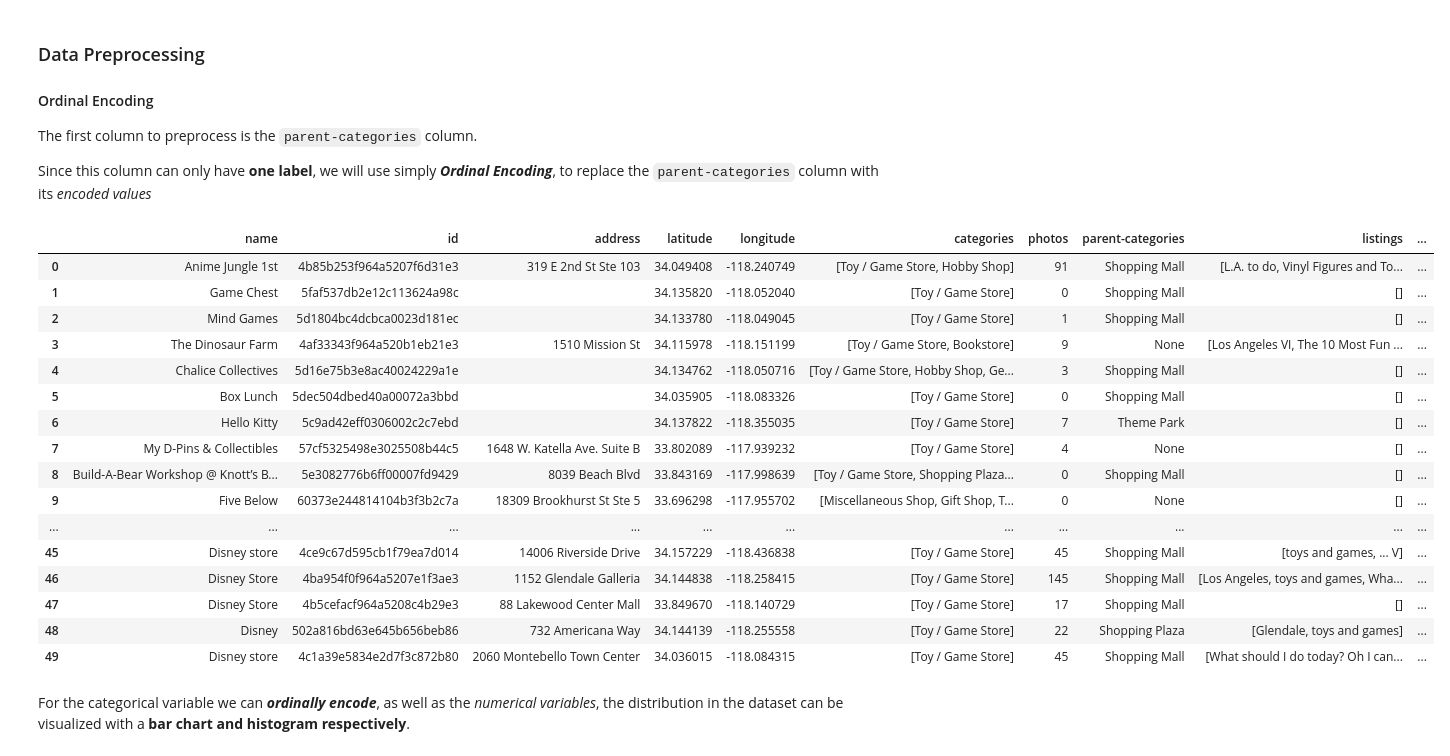
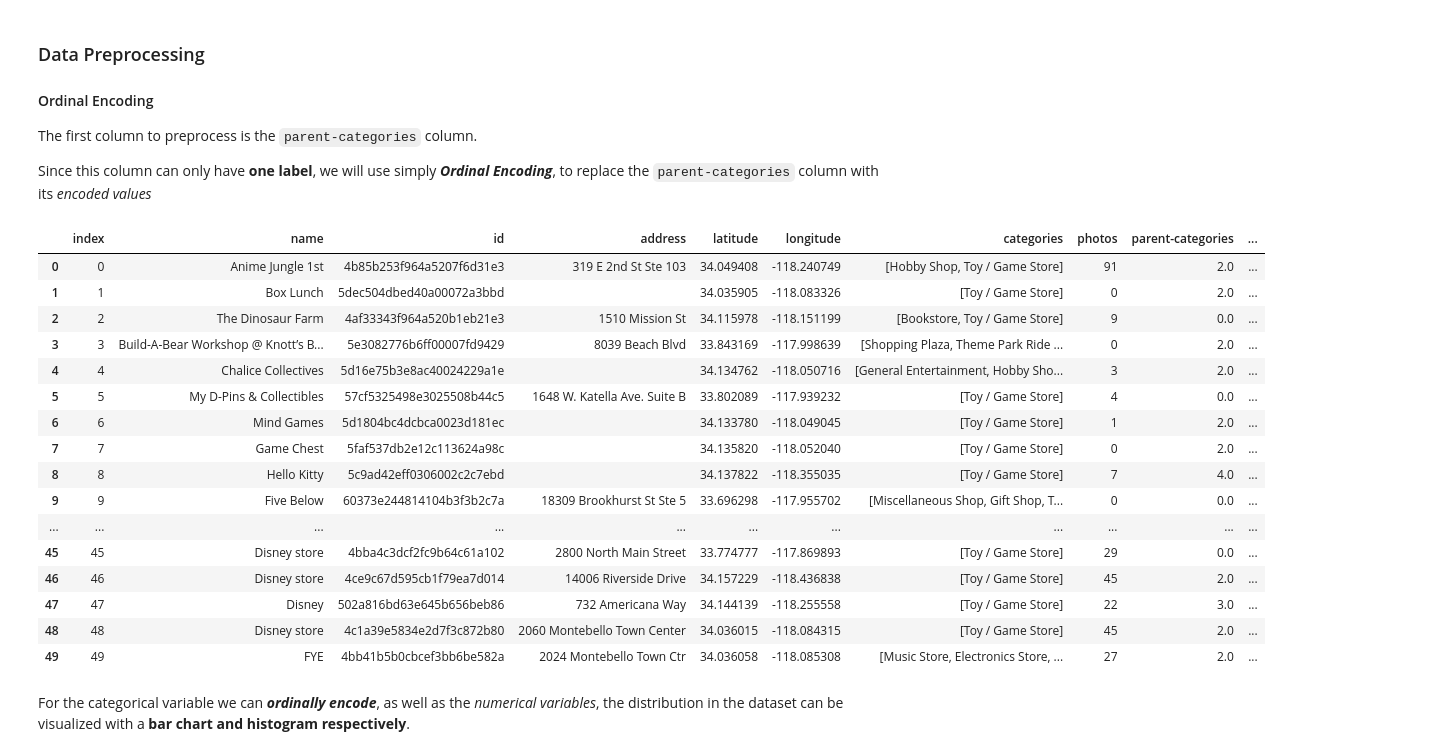
Before and after one commit to joshpas64/CourseEra_Capstone, a Jupyter notebook: Capstone Final Notebook.ipynb, the cells around one changed output. Saved outputs shown, nothing was run; the diff lists cells and outputs as text; code cells hidden in the pictures.

```diff
--- a/Capstone Final Notebook.ipynb
+++ b/Capstone Final Notebook.ipynb
@@ -418,48 +397,47 @@ csv_str = 'index,name,id,address,latitude,longitude,categories,photos,parent-cat
 csv_arr = [row for row in csv.reader(csv_str.split('\n'),delimiter=',')]
 csv_arr = csv_arr[1:]
 
 float_columns = ['latitude','longitude','rating']
-int_columns   = ['photos','verified','chain','tips','likes']
+int_columns   = ['index','photos','verified','chain','tips','likes']
 list_columns  = ['categories','listings']
 
 def csv_str_to_df(csv_str,float_columns=[],int_columns=[],list_columns=[]):
     csv_arr = [row for row in csv.reader(csv_str.split('\n'),delimiter=',')]
     columns = csv_arr[0]
     data    = csv_arr[1:-1]
     mapping = defaultdict(list)
     for row in data:
         for i in range(len(row)):
             mapping[columns[i]].append(row[i])
     df = pd.DataFrame(data=data,columns=columns)
     for c in float_columns:
         df[c] = df[c].astype(float)
     for c in int_columns:
         df[c] = df[c].astype(int)
     for c in list_columns:
         df[c] = df[c].apply(lambda x : ast.literal_eval(x))
     return df
 
-s = csv_str_to_df(csv_str,float_columns,int_columns)
-s.head(25)
+df = csv_str_to_df(csv_str,float_columns,int_columns,list_columns)
 df
 # %% [output]
-|  | name | id | address | latitude | longitude | categories | photos | parent-categories | listings | ... |
-| 0 | Anime Jungle 1st | 4b85b253f964a5207f6d31e3 | 319 E 2nd St Ste 103 | 34.049408 | -118.240749 | [Toy / Game Store, Hobby Shop] | 91 | Shopping Mall | [L.A. to do, Vinyl Figures and To... | ... |
-| 1 | Game Chest | 5faf537db2e12c113624a98c |  | 34.135820 | -118.052040 | [Toy / Game Store] | 0 | Shopping Mall | [] | ... |
-| 2 | Mind Games | 5d1804bc4dcbca0023d181ec |  | 34.133780 | -118.049045 | [Toy / Game Store] | 1 | Shopping Mall | [] | ... |
-| 3 | The Dinosaur Farm | 4af33343f964a520b1eb21e3 | 1510 Mission St | 34.115978 | -118.151199 | [Toy / Game Store, Bookstore] | 9 | None | [Los Angeles VI, The 10 Most Fun ... | ... |
-| 4 | Chalice Collectives | 5d16e75b3e8ac40024229a1e |  | 34.134762 | -118.050716 | [Toy / Game Store, Hobby Shop, Ge... | 3 | Shopping Mall | [] | ... |
-| 5 | Box Lunch | 5dec504dbed40a00072a3bbd |  | 34.035905 | -118.083326 | [Toy / Game Store] | 0 | Shopping Mall | [] | ... |
-| 6 | Hello Kitty | 5c9ad42eff0306002c2c7ebd |  | 34.137822 | -118.355035 | [Toy / Game Store] | 7 | Theme Park | [] | ... |
-| 7 | My D-Pins & Collectibles | 57cf5325498e3025508b44c5 | 1648 W. Katella Ave. Suite B | 33.802089 | -117.939232 | [Toy / Game Store] | 4 | None | [] | ... |
-| 8 | Build-A-Bear Workshop @ Knott’s B... | 5e3082776b6ff00007fd9429 | 8039 Beach Blvd | 33.843169 | -117.998639 | [Toy / Game Store, Shopping Plaza... | 0 | Shopping Mall | [] | ... |
-| 9 | Five Below | 60373e244814104b3f3b2c7a | 18309 Brookhurst St Ste 5 | 33.696298 | -117.955702 | [Miscellaneous Shop, Gift Shop, T... | 0 | None | [] | ... |
+|  | index | name | id | address | latitude | longitude | categories | photos | parent-categories | ... |
+| 0 | 0 | Anime Jungle 1st | 4b85b253f964a5207f6d31e3 | 319 E 2nd St Ste 103 | 34.049408 | -118.240749 | [Hobby Shop, Toy / Game Store] | 91 | 2.0 | ... |
+| 1 | 1 | Box Lunch | 5dec504dbed40a00072a3bbd |  | 34.035905 | -118.083326 | [Toy / Game Store] | 0 | 2.0 | ... |
+| 2 | 2 | The Dinosaur Farm | 4af33343f964a520b1eb21e3 | 1510 Mission St | 34.115978 | -118.151199 | [Bookstore, Toy / Game Store] | 9 | 0.0 | ... |
+| 3 | 3 | Build-A-Bear Workshop @ Knott’s B... | 5e3082776b6ff00007fd9429 | 8039 Beach Blvd | 33.843169 | -117.998639 | [Shopping Plaza, Theme Park Ride ... | 0 | 2.0 | ... |
+| 4 | 4 | Chalice Collectives | 5d16e75b3e8ac40024229a1e |  | 34.134762 | -118.050716 | [General Entertainment, Hobby Sho... | 3 | 2.0 | ... |
+| 5 | 5 | My D-Pins & Collectibles | 57cf5325498e3025508b44c5 | 1648 W. Katella Ave. Suite B | 33.802089 | -117.939232 | [Toy / Game Store] | 4 | 0.0 | ... |
+| 6 | 6 | Mind Games | 5d1804bc4dcbca0023d181ec |  | 34.133780 | -118.049045 | [Toy / Game Store] | 1 | 2.0 | ... |
+| 7 | 7 | Game Chest | 5faf537db2e12c113624a98c |  | 34.135820 | -118.052040 | [Toy / Game Store] | 0 | 2.0 | ... |
+| 8 | 8 | Hello Kitty | 5c9ad42eff0306002c2c7ebd |  | 34.137822 | -118.355035 | [Toy / Game Store] | 7 | 4.0 | ... |
+| 9 | 9 | Five Below | 60373e244814104b3f3b2c7a | 18309 Brookhurst St Ste 5 | 33.696298 | -117.955702 | [Miscellaneous Shop, Gift Shop, T... | 0 | 0.0 | ... |
 | ... | ... | ... | ... | ... | ... | ... | ... | ... | ... | ... |
-| 45 | Disney store | 4ce9c67d595cb1f79ea7d014 | 14006 Riverside Drive | 34.157229 | -118.436838 | [Toy / Game Store] | 45 | Shopping Mall | [toys and games, ... V] | ... |
-| 46 | Disney Store | 4ba954f0f964a5207e1f3ae3 | 1152 Glendale Galleria | 34.144838 | -118.258415 | [Toy / Game Store] | 145 | Shopping Mall | [Los Angeles, toys and games, Wha... | ... |
-| 47 | Disney Store | 4b5cefacf964a5208c4b29e3 | 88 Lakewood Center Mall | 33.849670 | -118.140729 | [Toy / Game Store] | 17 | Shopping Mall | [] | ... |
-| 48 | Disney | 502a816bd63e645b656beb86 | 732 Americana Way | 34.144139 | -118.255558 | [Toy / Game Store] | 22 | Shopping Plaza | [Glendale, toys and games] | ... |
-| 49 | Disney store | 4c1a39e5834e2d7f3c872b80 | 2060 Montebello Town Center | 34.036015 | -118.084315 | [Toy / Game Store] | 45 | Shopping Mall | [What should I do today? Oh I can... | ... |
+| 45 | 45 | Disney store | 4bba4c3dcf2fc9b64c61a102 | 2800 North Main Street | 33.774777 | -117.869893 | [Toy / Game Store] | 29 | 0.0 | ... |
+| 46 | 46 | Disney store | 4ce9c67d595cb1f79ea7d014 | 14006 Riverside Drive | 34.157229 | -118.436838 | [Toy / Game Store] | 45 | 2.0 | ... |
+| 47 | 47 | Disney | 502a816bd63e645b656beb86 | 732 Americana Way | 34.144139 | -118.255558 | [Toy / Game Store] | 22 | 3.0 | ... |
+| 48 | 48 | Disney store | 4c1a39e5834e2d7f3c872b80 | 2060 Montebello Town Center | 34.036015 | -118.084315 | [Toy / Game Store] | 45 | 2.0 | ... |
+| 49 | 49 | FYE | 4bb41b5b0cbcef3bb6be582a | 2024 Montebello Town Ctr | 34.036058 | -118.085308 | [Music Store, Electronics Store, ... | 27 | 2.0 | ... |
 # %% [markdown]
 For the categorical variable we can ***ordinally encode***, as well as the *numerical variables*,
 the distribution in the dataset can be visualized with a **bar chart and histogram respectively**.
```
Also changed, not shown: parts of 11 cells of this notebook.
